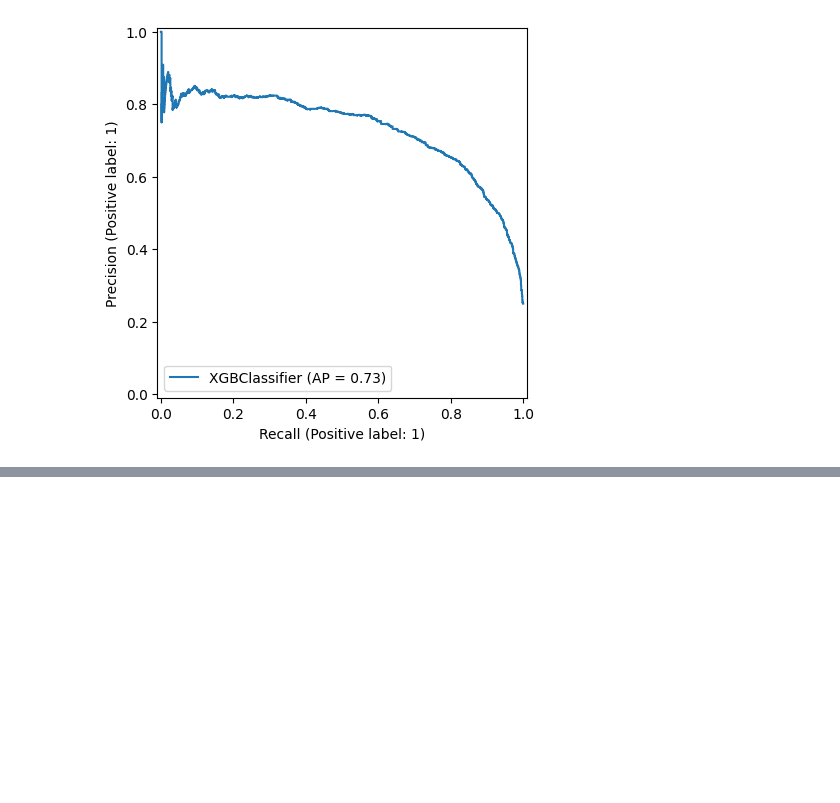
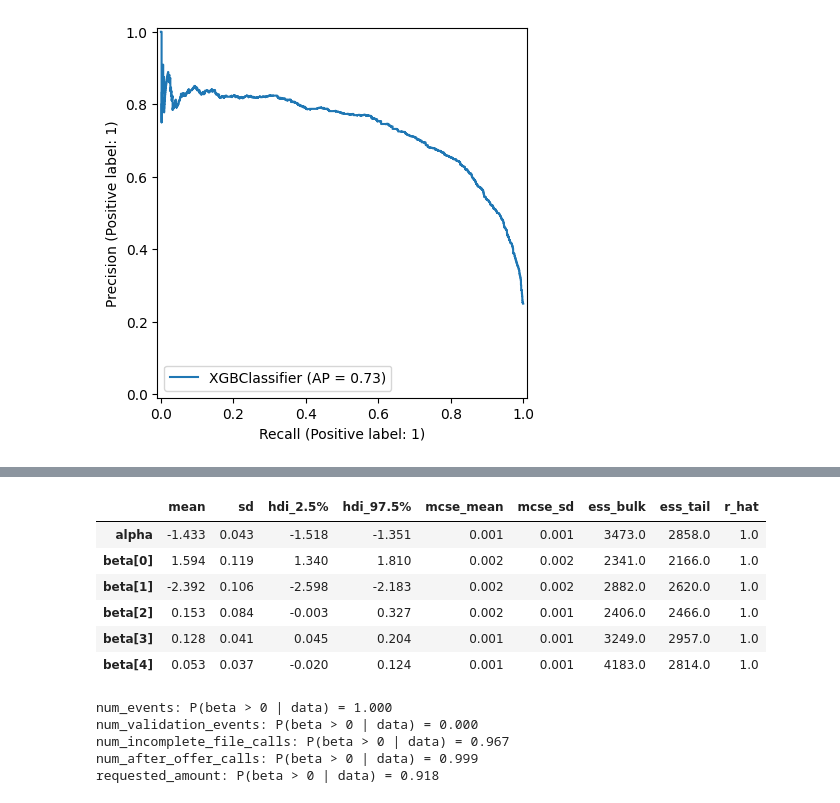
Before and after one commit to alfergal/ml-studio, a Jupyter notebook: ml/loanops/notebooks/01_eda.ipynb, the cells around one changed output, grey strips where cells are left out. Cells and saved outputs as stored; diff of their text form; code cells hidden in the pictures; blank space fills up the shorter version.

Commit message:
Add Bayesian operational risk modeling with PyMC

```diff
--- a/ml/loanops/notebooks/01_eda.ipynb
+++ b/ml/loanops/notebooks/01_eda.ipynb
@@ -545,0 +596,31 @@ plt.show()
+# %%
+with pm.Model() as bayesian_delay_model:
+    alpha = pm.Normal("alpha", mu=0, sigma=2)
+
+    beta = pm.Normal(
+        "beta",
+        mu=0,
+        sigma=1,
+        shape=X_bayes_sample.shape[1],
+    )
+
+    logits = alpha + pm.math.dot(X_bayes_sample, beta)
+
+    p = pm.Deterministic(
+        "p",
+        pm.math.sigmoid(logits),
+    )
+
+    y_obs = pm.Bernoulli(
+        "y_obs",
+        p=p,
+        observed=y_bayes_sample,
+    )
+
+    trace = pm.sample(
+        draws=1000,
+        tune=1000,
+        chains=4,
+        target_accept=0.9,
+        random_seed=42,
+    )
@@ -545,0 +638,26 @@ plt.show()
+# %%
+az.summary(
+    trace,
+    var_names=["alpha", "beta"],
+    hdi_prob=0.95,
+)
+# %% [output]
+|  | mean | sd | hdi_2.5% | hdi_97.5% | mcse_mean | mcse_sd | ess_bulk | ess_tail | r_hat |
+| alpha | -1.433 | 0.043 | -1.518 | -1.351 | 0.001 | 0.001 | 3473.0 | 2858.0 | 1.0 |
+| beta[0] | 1.594 | 0.119 | 1.340 | 1.810 | 0.002 | 0.002 | 2341.0 | 2166.0 | 1.0 |
+| beta[1] | -2.392 | 0.106 | -2.598 | -2.183 | 0.002 | 0.002 | 2882.0 | 2620.0 | 1.0 |
+| beta[2] | 0.153 | 0.084 | -0.003 | 0.327 | 0.002 | 0.001 | 2406.0 | 2466.0 | 1.0 |
+| beta[3] | 0.128 | 0.041 | 0.045 | 0.204 | 0.001 | 0.001 | 3249.0 | 2957.0 | 1.0 |
+| beta[4] | 0.053 | 0.037 | -0.020 | 0.124 | 0.001 | 0.001 | 4183.0 | 2814.0 | 1.0 |
+# %%
+posterior_beta = trace.posterior["beta"]
+
+for idx, feature in enumerate(bayesian_features):
+    prob_positive = (posterior_beta[:, :, idx] > 0).mean().item()
+    print(f"{feature}: P(beta > 0 | data) = {prob_positive:.3f}")
+# %% [output]
+num_events: P(beta > 0 | data) = 1.000
+num_validation_events: P(beta > 0 | data) = 0.000
+num_incomplete_file_calls: P(beta > 0 | data) = 0.967
+num_after_offer_calls: P(beta > 0 | data) = 0.999
+requested_amount: P(beta > 0 | data) = 0.918
```
Also changed, not shown: parts of 5 cells of this notebook.
